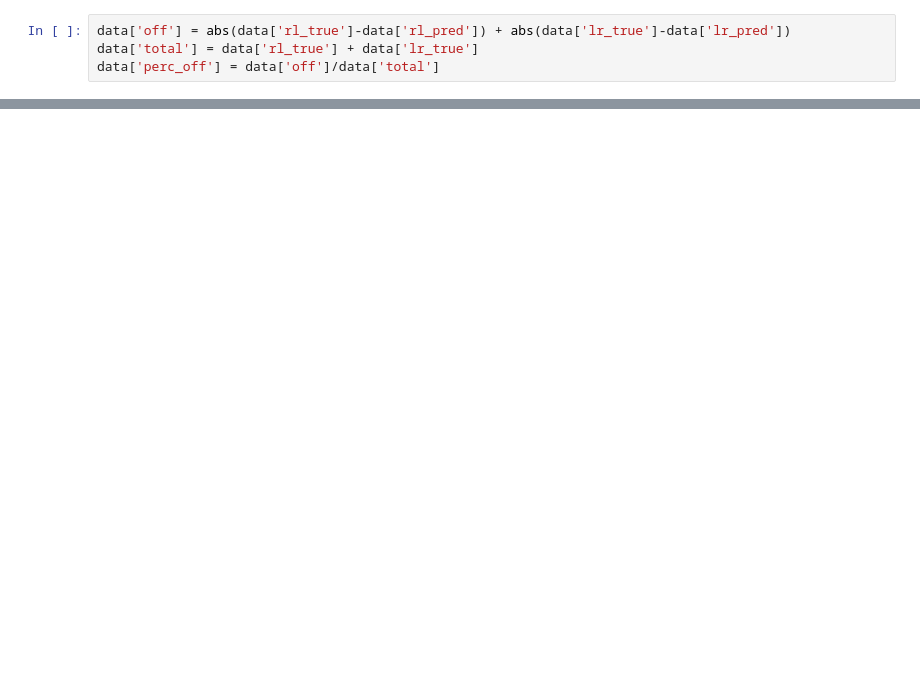
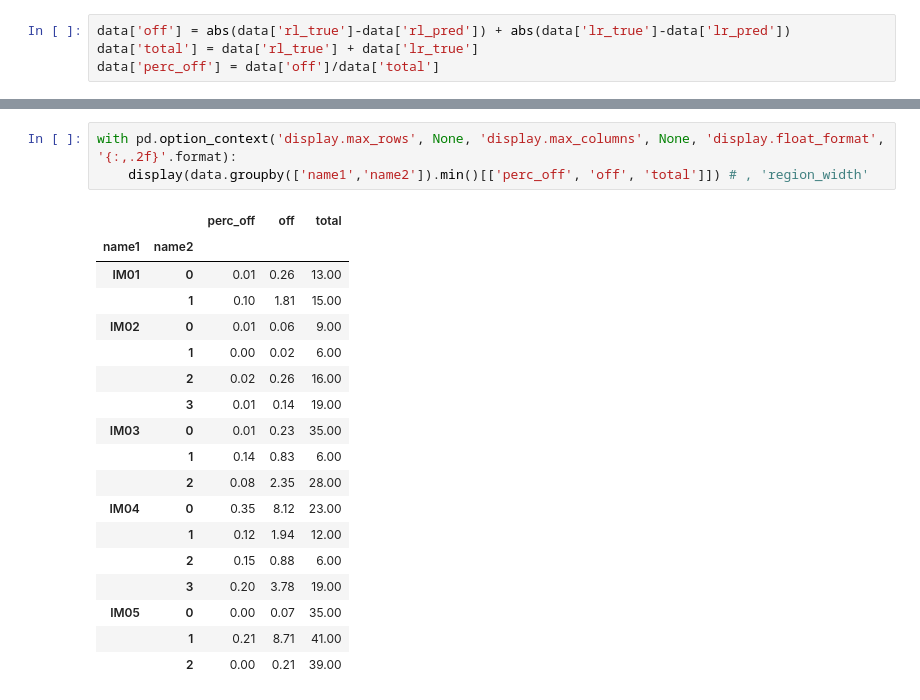
Before and after one commit to janerikvw/Crossing-Line-Counting, a Jupyter notebook: code/results.ipynb, the cells around one changed output, grey strips where cells are left out. Saved outputs shown, nothing was run; the diff lists cells and outputs as text; blank space fills up the shorter version.

```diff
--- a/code/results.ipynb
+++ b/code/results.ipynb
@@ -67,0 +106,22 @@ data['perc_off'].mean()
+# %%
+with pd.option_context('display.max_rows', None, 'display.max_columns', None, 'display.float_format', '{:,.2f}'.format):
+    display(data.groupby(['name1','name2']).min()[['perc_off', 'off', 'total']]) # , 'region_width'
+# %% [output]
+|  |  | perc_off | off | total |
+| name1 | name2 |  |  |  |
+| IM01 | 0 | 0.01 | 0.26 | 13.00 |
+|  | 1 | 0.10 | 1.81 | 15.00 |
+| IM02 | 0 | 0.01 | 0.06 | 9.00 |
+|  | 1 | 0.00 | 0.02 | 6.00 |
+|  | 2 | 0.02 | 0.26 | 16.00 |
+|  | 3 | 0.01 | 0.14 | 19.00 |
+| IM03 | 0 | 0.01 | 0.23 | 35.00 |
+|  | 1 | 0.14 | 0.83 | 6.00 |
+|  | 2 | 0.08 | 2.35 | 28.00 |
+| IM04 | 0 | 0.35 | 8.12 | 23.00 |
+|  | 1 | 0.12 | 1.94 | 12.00 |
+|  | 2 | 0.15 | 0.88 | 6.00 |
+|  | 3 | 0.20 | 3.78 | 19.00 |
+| IM05 | 0 | 0.00 | 0.07 | 35.00 |
+|  | 1 | 0.21 | 8.71 | 41.00 |
+|  | 2 | 0.00 | 0.21 | 39.00 |
```
Also changed, not shown: parts of 5 cells of this notebook, 3 other files.
